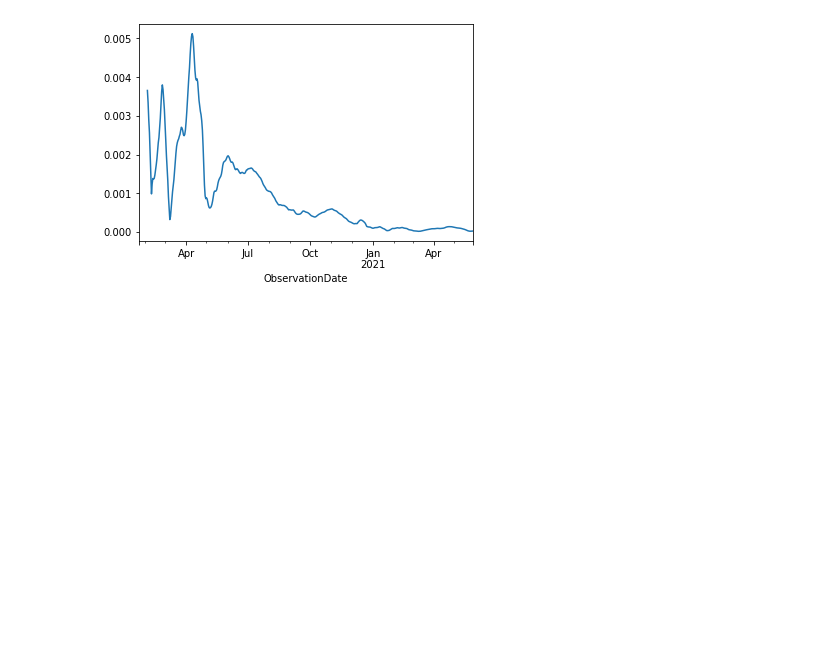
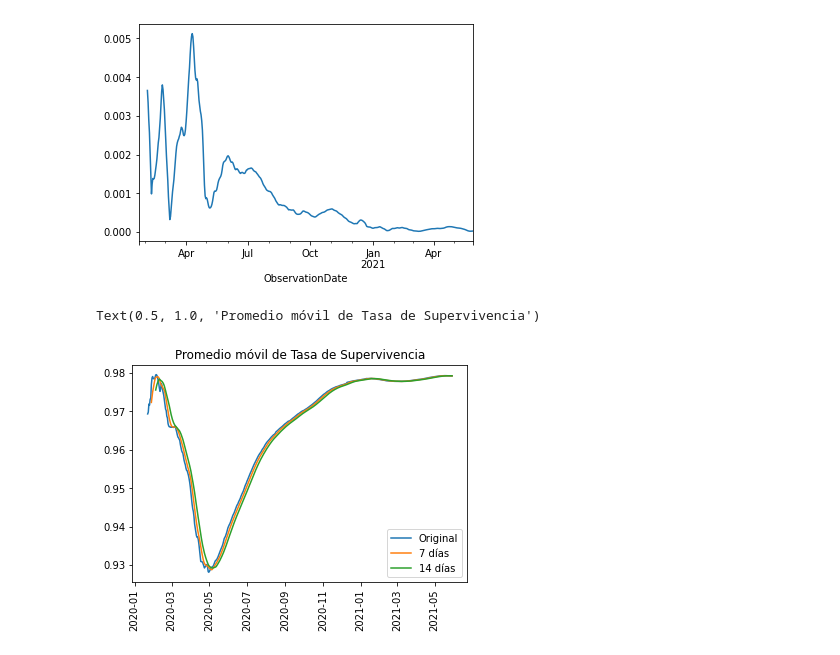
Before and after one commit to FernandoCallasaca/data_science_projects, a Jupyter notebook: 13_datetime.ipynb, the cells around one changed output. Cells and saved outputs as stored; diff of their text form; code cells hidden in the pictures; blank space fills up the shorter version.

```diff
--- a/13_datetime.ipynb
+++ b/13_datetime.ipynb
@@ -626,3 +626,14 @@ sr.rolling(window = 14).apply(lambda x: np.std(x)).plot()
 # %% [output]
 <matplotlib.axes._subplots.AxesSubplot at 0x...>
 [figure]
+# %%
+plt.plot(sr, label = 'Original')
+plt.plot(sr.rolling(window = 7).mean(), label = '7 días')
+plt.plot(sr.rolling(window = 14).mean(), label = '14 días')
+
+plt.xticks(rotation = '90')
+plt.legend()
+plt.title('Promedio móvil de Tasa de Supervivencia')
+# %% [output]
+Text(0.5, 1.0, 'Promedio móvil de Tasa de Supervivencia')
+[figure, added]
```
